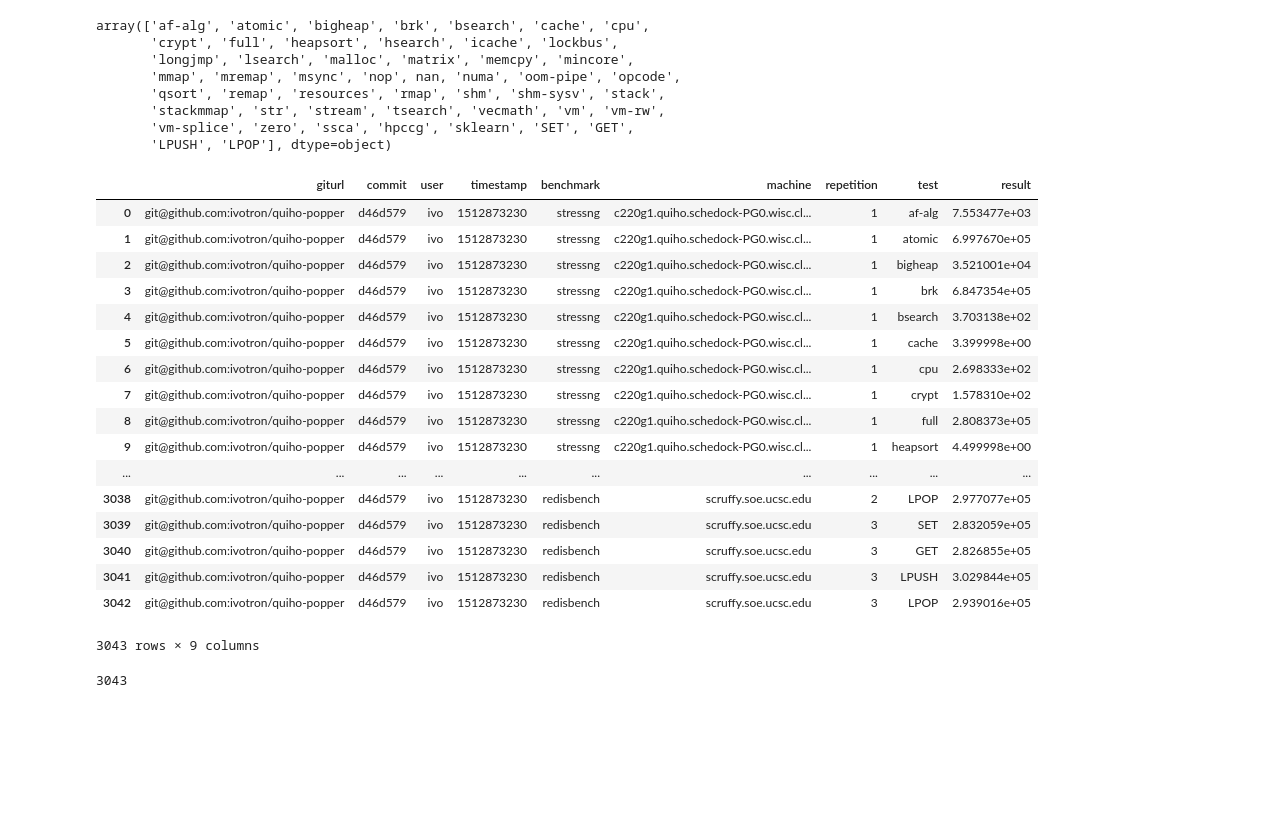
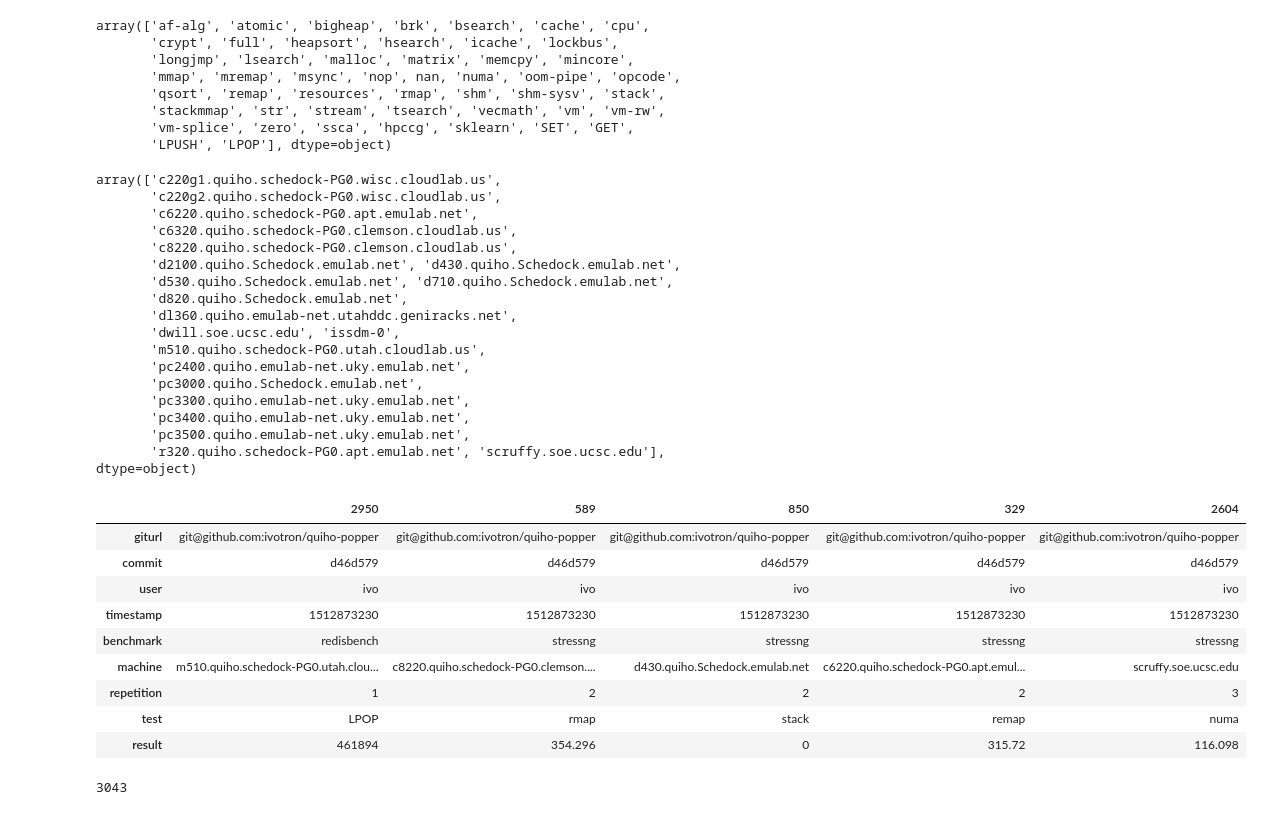
Before and after one commit to ivotron/quiho-popper, a Jupyter notebook: pipelines/single-node/results/visualize.ipynb, the cells around one changed output. Drawn from its saved outputs; the diff is of its cells as text; code cells hidden in the pictures; blank space fills up the shorter version.

```diff
--- a/pipelines/single-node/results/visualize.ipynb
+++ b/pipelines/single-node/results/visualize.ipynb
@@ -40,24 +40,36 @@ array(['af-alg', 'atomic', 'bigheap', 'brk', 'bsearch', 'cache', 'cpu',
        'vm-splice', 'zero', 'ssca', 'hpccg', 'sklearn', 'SET', 'GET',
        'LPUSH', 'LPOP'], dtype=object)
 # %%
-df
+df.machine.unique()
 # %% [output]
-|  | giturl | commit | user | timestamp | benchmark | machine | repetition | test | result |
-| 0 | git@github.com:ivotron/quiho-popper | d46d579 | ivo | 1512873230 | stressng | c220g1.quiho.schedock-PG0.wisc.cl... | 1 | af-alg | 7.553477e+03 |
-| 1 | git@github.com:ivotron/quiho-popper | d46d579 | ivo | 1512873230 | stressng | c220g1.quiho.schedock-PG0.wisc.cl... | 1 | atomic | 6.997670e+05 |
-| 2 | git@github.com:ivotron/quiho-popper | d46d579 | ivo | 1512873230 | stressng | c220g1.quiho.schedock-PG0.wisc.cl... | 1 | bigheap | 3.521001e+04 |
-| 3 | git@github.com:ivotron/quiho-popper | d46d579 | ivo | 1512873230 | stressng | c220g1.quiho.schedock-PG0.wisc.cl... | 1 | brk | 6.847354e+05 |
-| 4 | git@github.com:ivotron/quiho-popper | d46d579 | ivo | 1512873230 | stressng | c220g1.quiho.schedock-PG0.wisc.cl... | 1 | bsearch | 3.703138e+02 |
-| 5 | git@github.com:ivotron/quiho-popper | d46d579 | ivo | 1512873230 | stressng | c220g1.quiho.schedock-PG0.wisc.cl... | 1 | cache | 3.399998e+00 |
-| 6 | git@github.com:ivotron/quiho-popper | d46d579 | ivo | 1512873230 | stressng | c220g1.quiho.schedock-PG0.wisc.cl... | 1 | cpu | 2.698333e+02 |
-| 7 | git@github.com:ivotron/quiho-popper | d46d579 | ivo | 1512873230 | stressng | c220g1.quiho.schedock-PG0.wisc.cl... | 1 | crypt | 1.578310e+02 |
-| 8 | git@github.com:ivotron/quiho-popper | d46d579 | ivo | 1512873230 | stressng | c220g1.quiho.schedock-PG0.wisc.cl... | 1 | full | 2.808373e+05 |
-| 9 | git@github.com:ivotron/quiho-popper | d46d579 | ivo | 1512873230 | stressng | c220g1.quiho.schedock-PG0.wisc.cl... | 1 | heapsort | 4.499998e+00 |
-| ... | ... | ... | ... | ... | ... | ... | ... | ... | ... |
-| 3038 | git@github.com:ivotron/quiho-popper | d46d579 | ivo | 1512873230 | redisbench | scruffy.soe.ucsc.edu | 2 | LPOP | 2.977077e+05 |
-| 3039 | git@github.com:ivotron/quiho-popper | d46d579 | ivo | 1512873230 | redisbench | scruffy.soe.ucsc.edu | 3 | SET | 2.832059e+05 |
-| 3040 | git@github.com:ivotron/quiho-popper | d46d579 | ivo | 1512873230 | redisbench | scruffy.soe.ucsc.edu | 3 | GET | 2.826855e+05 |
-| 3041 | git@github.com:ivotron/quiho-popper | d46d579 | ivo | 1512873230 | redisbench | scruffy.soe.ucsc.edu | 3 | LPUSH | 3.029844e+05 |
-| 3042 | git@github.com:ivotron/quiho-popper | d46d579 | ivo | 1512873230 | redisbench | scruffy.soe.ucsc.edu | 3 | LPOP | 2.939016e+05 |
-3043 rows × 9 columns
+array(['c220g1.quiho.schedock-PG0.wisc.cloudlab.us',
+       'c220g2.quiho.schedock-PG0.wisc.cloudlab.us',
+       'c6220.quiho.schedock-PG0.apt.emulab.net',
+       'c6320.quiho.schedock-PG0.clemson.cloudlab.us',
+       'c8220.quiho.schedock-PG0.clemson.cloudlab.us',
+       'd2100.quiho.Schedock.emulab.net', 'd430.quiho.Schedock.emulab.net',
+       'd530.quiho.Schedock.emulab.net', 'd710.quiho.Schedock.emulab.net',
+       'd820.quiho.Schedock.emulab.net',
+       'dl360.quiho.emulab-net.utahddc.geniracks.net',
+       'dwill.soe.ucsc.edu', 'issdm-0',
+       'm510.quiho.schedock-PG0.utah.cloudlab.us',
+       'pc2400.quiho.emulab-net.uky.emulab.net',
+       'pc3000.quiho.Schedock.emulab.net',
+       'pc3300.quiho.emulab-net.uky.emulab.net',
+       'pc3400.quiho.emulab-net.uky.emulab.net',
+       'pc3500.quiho.emulab-net.uky.emulab.net',
+       'r320.quiho.schedock-PG0.apt.emulab.net', 'scruffy.soe.ucsc.edu'], dtype=object)
+# %%
+df.sample(5).T
+# %% [output]
+|  | 2950 | 589 | 850 | 329 | 2604 |
+| giturl | git@github.com:ivotron/quiho-popper | git@github.com:ivotron/quiho-popper | git@github.com:ivotron/quiho-popper | git@github.com:ivotron/quiho-popper | git@github.com:ivotron/quiho-popper |
+| commit | d46d579 | d46d579 | d46d579 | d46d579 | d46d579 |
+| user | ivo | ivo | ivo | ivo | ivo |
+| timestamp | 1512873230 | 1512873230 | 1512873230 | 1512873230 | 1512873230 |
+| benchmark | redisbench | stressng | stressng | stressng | stressng |
+| machine | m510.quiho.schedock-PG0.utah.clou... | c8220.quiho.schedock-PG0.clemson.... | d430.quiho.Schedock.emulab.net | c6220.quiho.schedock-PG0.apt.emul... | scruffy.soe.ucsc.edu |
+| repetition | 1 | 2 | 2 | 2 | 3 |
+| test | LPOP | rmap | stack | remap | numa |
+| result | 461894 | 354.296 | 0 | 315.72 | 116.098 |
 # %%
```
Also changed, not shown: parts of 20 cells of this notebook, 4 other files.
